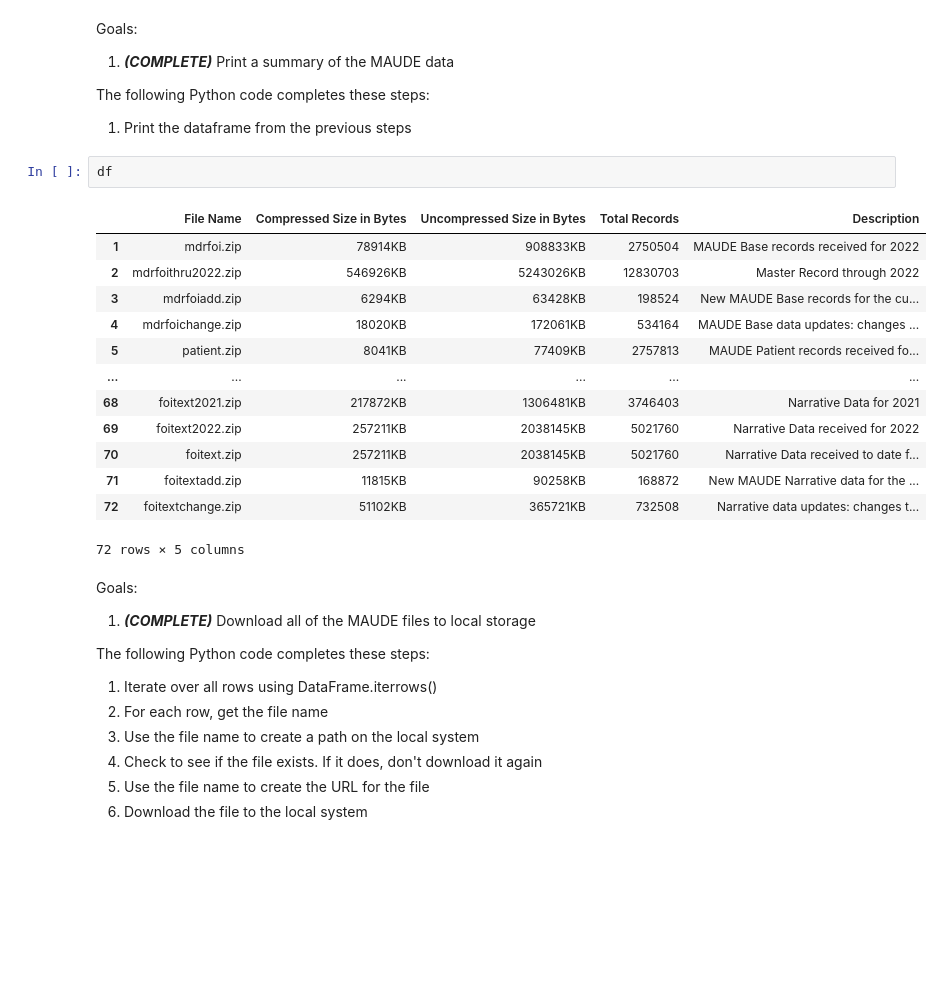
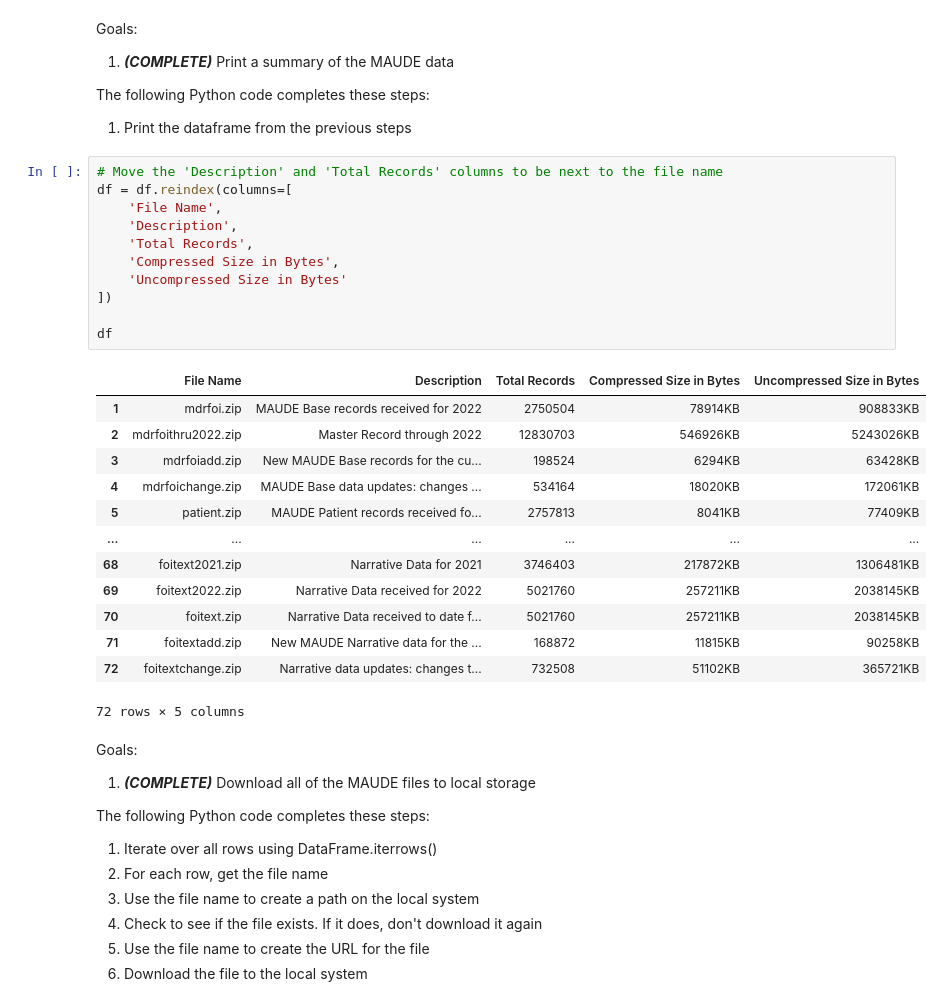
Before and after one commit to Drnjenkins/praxis-2023, a Jupyter notebook: 01-Download-MAUDE-Data.ipynb, the cells around one changed output. Drawn from its saved outputs; the diff is of its cells as text; blank space fills up the shorter version.

```diff
--- a/01-Download-MAUDE-Data.ipynb
+++ b/01-Download-MAUDE-Data.ipynb
@@ -42,22 +42,31 @@ Goals:
 
 The following Python code completes these steps:
 1. Print the dataframe from the previous steps
-# %%
-df
-# %% [output]
-|  | File Name | Compressed Size in Bytes | Uncompressed Size in Bytes | Total Records | Description |
-| 1 | mdrfoi.zip | 78914KB | 908833KB | 2750504 | MAUDE Base records received for 2022 |
-| 2 | mdrfoithru2022.zip | 546926KB | 5243026KB | 12830703 | Master Record through 2022 |
-| 3 | mdrfoiadd.zip | 6294KB | 63428KB | 198524 | New MAUDE Base records for the cu... |
-| 4 | mdrfoichange.zip | 18020KB | 172061KB | 534164 | MAUDE Base data updates: changes ... |
-| 5 | patient.zip | 8041KB | 77409KB | 2757813 | MAUDE Patient records received fo... |
-| ... | ... | ... | ... | ... | ... |
-| 68 | foitext2021.zip | 217872KB | 1306481KB | 3746403 | Narrative Data for 2021 |
-| 69 | foitext2022.zip | 257211KB | 2038145KB | 5021760 | Narrative Data received for 2022 |
-| 70 | foitext.zip | 257211KB | 2038145KB | 5021760 | Narrative Data received to date f... |
-| 71 | foitextadd.zip | 11815KB | 90258KB | 168872 | New MAUDE Narrative data for the ... |
-| 72 | foitextchange.zip | 51102KB | 365721KB | 732508 | Narrative data updates: changes t... |
-72 rows × 5 columns
+# %%
+# Move the 'Description' and 'Total Records' columns to be next to the file name
+df = df.reindex(columns=[
+    'File Name',
+    'Description',
+    'Total Records',
+    'Compressed Size in Bytes',
+    'Uncompressed Size in Bytes'
+])
+
+df
+# %% [output]
+|  | File Name | Description | Total Records | Compressed Size in Bytes | Uncompressed Size in Bytes |
+| 1 | mdrfoi.zip | MAUDE Base records received for 2022 | 2750504 | 78914KB | 908833KB |
+| 2 | mdrfoithru2022.zip | Master Record through 2022 | 12830703 | 546926KB | 5243026KB |
+| 3 | mdrfoiadd.zip | New MAUDE Base records for the cu... | 198524 | 6294KB | 63428KB |
+| 4 | mdrfoichange.zip | MAUDE Base data updates: changes ... | 534164 | 18020KB | 172061KB |
+| 5 | patient.zip | MAUDE Patient records received fo... | 2757813 | 8041KB | 77409KB |
+| ... | ... | ... | ... | ... | ... |
+| 68 | foitext2021.zip | Narrative Data for 2021 | 3746403 | 217872KB | 1306481KB |
+| 69 | foitext2022.zip | Narrative Data received for 2022 | 5021760 | 257211KB | 2038145KB |
+| 70 | foitext.zip | Narrative Data received to date f... | 5021760 | 257211KB | 2038145KB |
+| 71 | foitextadd.zip | New MAUDE Narrative data for the ... | 168872 | 11815KB | 90258KB |
+| 72 | foitextchange.zip | Narrative data updates: changes t... | 732508 | 51102KB | 365721KB |
+72 rows × 5 columns
 # %% [markdown]
 Goals:
 1. _**(COMPLETE)**_ Download all of the MAUDE files to local storage
```
Also changed, not shown: parts of 5 cells of this notebook.
